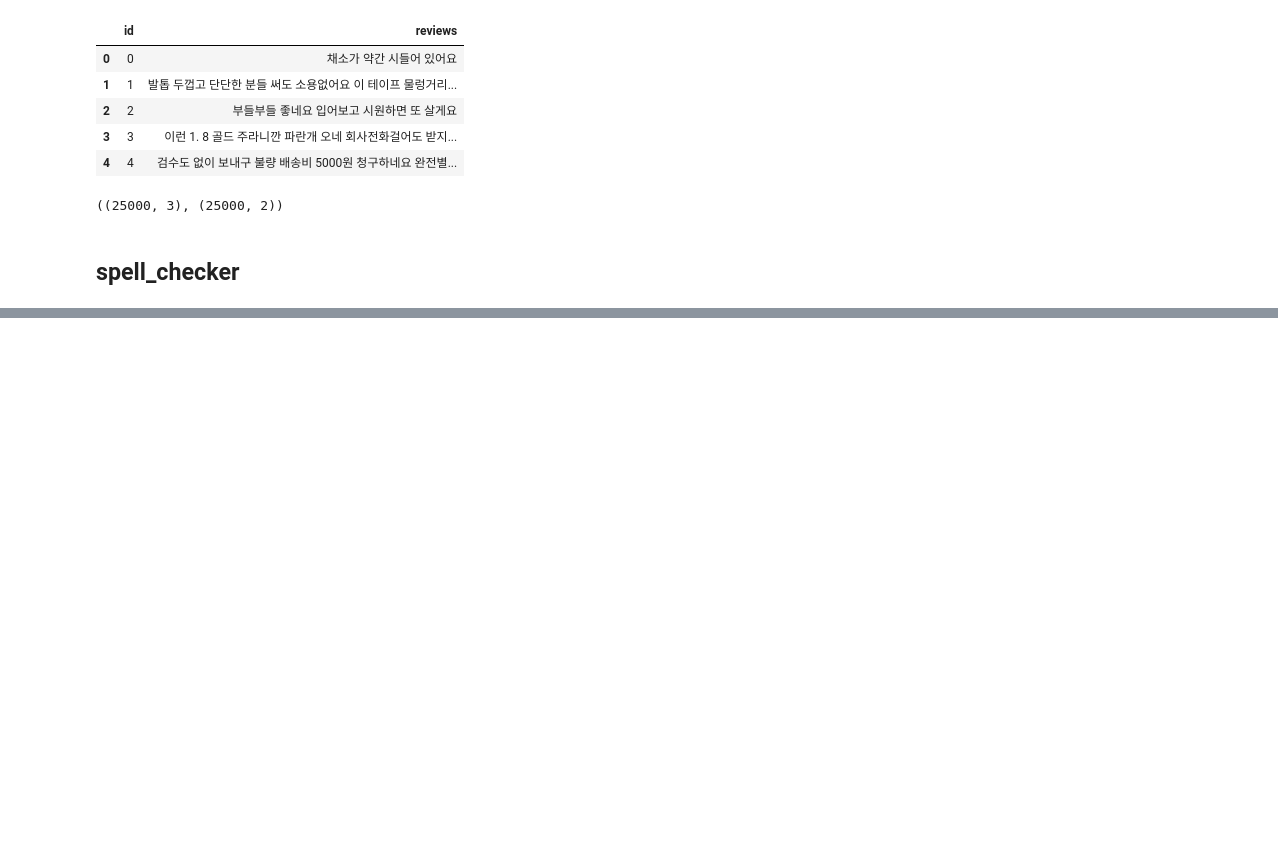
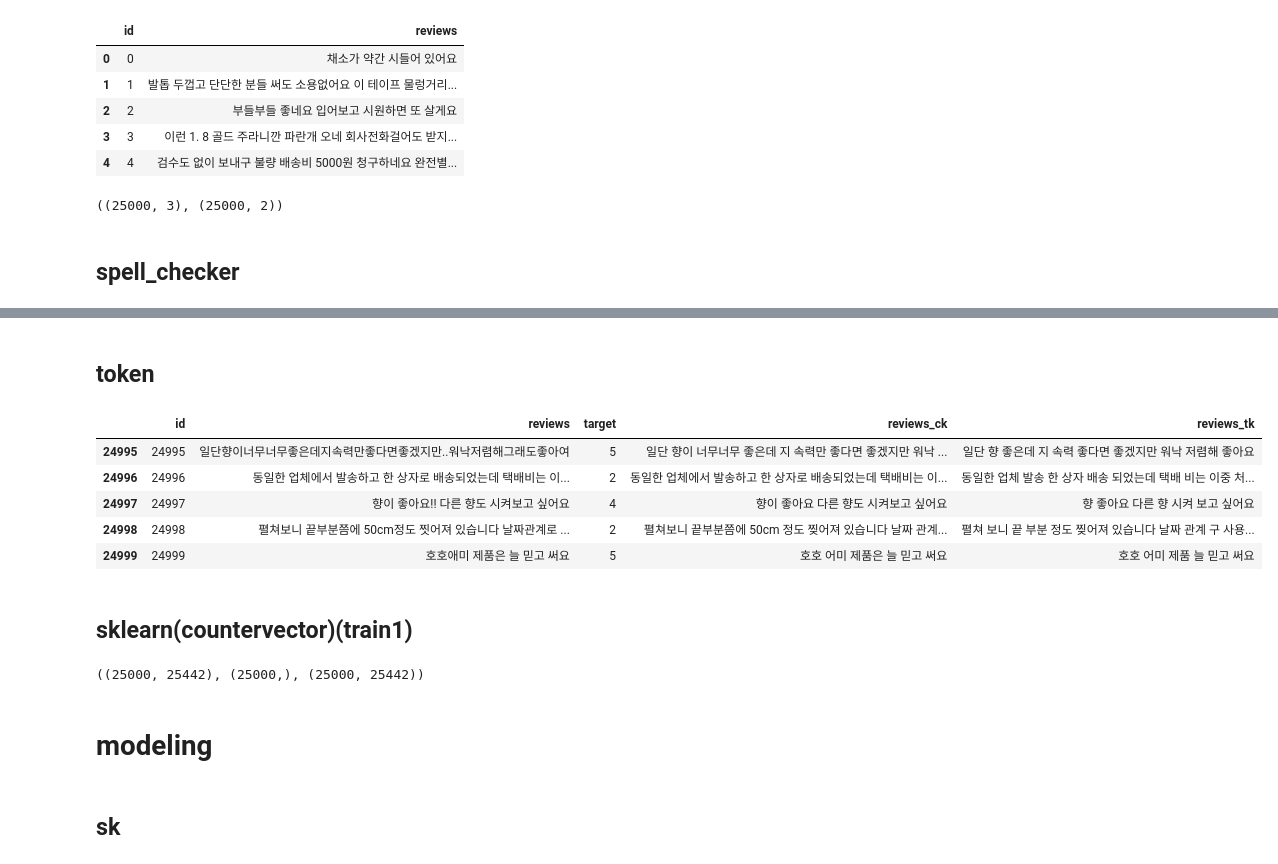
Before and after one commit to chi-hun/dacon, a Jupyter notebook: 쇼핑몰_리뷰_평점_분류_경진대회.ipynb, the cells around one changed output, grey strips where cells are left out. Saved outputs shown, nothing was run; the diff lists cells and outputs as text; code cells hidden in the pictures; blank space fills up the shorter version.

```diff
--- a/쇼핑몰_리뷰_평점_분류_경진대회.ipynb
+++ b/쇼핑몰_리뷰_평점_분류_경진대회.ipynb
@@ -205,0 +181,3 @@ text_o = [i for i in text_o if len(i) > 1]
+# %%
+train_ck = pd.read_csv('/content/train_ck.csv')
+train_ck.head()
@@ -205,0 +283,38 @@ text_o = [i for i in text_o if len(i) > 1]
+# %% [markdown]
+## token
+# %%
+okt = Okt()
+train_tk = train_ck.copy()
+def token(x):
+    re = []
+    for word in okt.pos(x):
+        if word[1] in ['Noun', 'Verb', 'Adjective']: #명사, 동사, 형용사
+            re.append(word[0])
+    return ' '.join(re)
+train_tk['reviews_tk'] = train_ck['reviews_ck'].apply(token)
+
+test_tk = test_ck.copy()
+test_tk['reviews_tk'] = test_ck['reviews_ck'].apply(token)
+# %%
+train_tk.tail()
+# %% [output]
+|  | id | reviews | target | reviews_ck | reviews_tk |
+| 24995 | 24995 | 일단향이너무너무좋은데지속력만좋다면좋겠지만..워낙저렴해그래도좋아여 | 5 | 일단 향이 너무너무 좋은데 지 속력만 좋다면 좋겠지만 워낙 ... | 일단 향 좋은데 지 속력 좋다면 좋겠지만 워낙 저렴해 좋아요 |
+| 24996 | 24996 | 동일한 업체에서 발송하고 한 상자로 배송되었는데 택배비는 이... | 2 | 동일한 업체에서 발송하고 한 상자로 배송되었는데 택배비는 이... | 동일한 업체 발송 한 상자 배송 되었는데 택배 비는 이중 처... |
+| 24997 | 24997 | 향이 좋아요!! 다른 향도 시켜보고 싶어요 | 4 | 향이 좋아요 다른 향도 시켜보고 싶어요 | 향 좋아요 다른 향 시켜 보고 싶어요 |
+| 24998 | 24998 | 펼쳐보니 끝부분쯤에 50cm정도 찟어져 있습니다 날짜관계로 ... | 2 | 펼쳐보니 끝부분쯤에 50cm 정도 찢어져 있습니다 날짜 관계... | 펼쳐 보니 끝 부분 정도 찢어져 있습니다 날짜 관계 구 사용... |
+| 24999 | 24999 | 호호애미 제품은 늘 믿고 써요 | 5 | 호호 어미 제품은 늘 믿고 써요 | 호호 어미 제품 늘 믿고 써요 |
+# %% [markdown]
+## sklearn(countervector)(train1)
+# %%
+ctv = sklearn.feature_extraction.text.CountVectorizer()
+x_train1 = ctv.fit_transform(train_tk['reviews_tk'])
+x_test1 = ctv.transform(test_tk['reviews_tk'])
+y_train1 = train_tk['target']
+x_train1.shape, y_train1.shape, x_test1.shape
+# %% [output]
+((25000, 25442), (25000,), (25000, 25442))
+# %% [markdown]
+# modeling
+# %% [markdown]
+## sk
```
Also changed, not shown: parts of 34 cells of this notebook.
